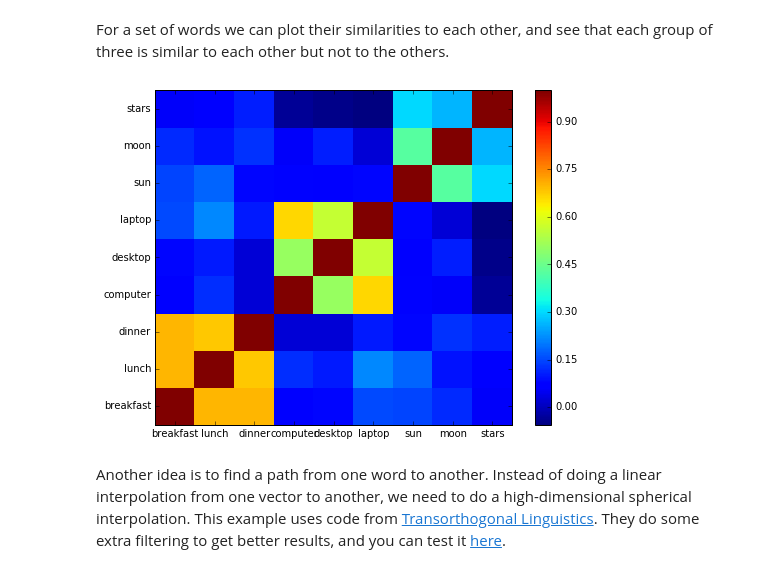
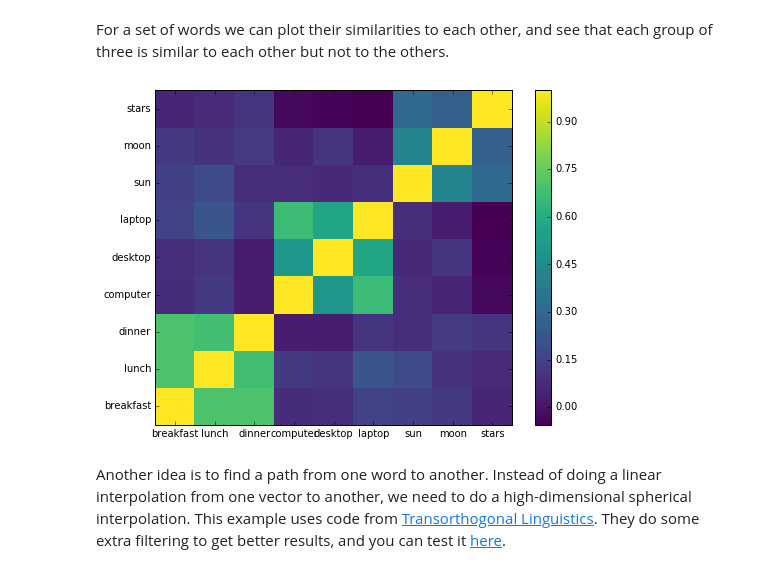
Before and after one commit to kylemcdonald/ml-examples, a Jupyter notebook: workshop/word2vec/word2vec.ipynb, the cells around one changed output. Saved outputs shown, nothing was run; the diff lists cells and outputs as text; code cells hidden in the pictures.

```diff
--- a/workshop/word2vec/word2vec.ipynb
+++ b/workshop/word2vec/word2vec.ipynb
@@ -112,20 +112,20 @@ For a set of words we can plot their similarities to each other, and see that ea
 # %%
 import numpy as np
 
 words = ['breakfast', 'lunch', 'dinner',
         'computer', 'desktop', 'laptop',
         'sun', 'moon', 'stars']
 vectors = [model[word] for word in words]
 similar = [np.dot(vectors, vector) for vector in vectors]
 
 plt.figure(figsize=(8, 6))
-plt.pcolor(np.array(similar))
+plt.pcolor(np.array(similar), cmap='viridis')
 plt.colorbar()
 plt.yticks(0.5 + np.arange(len(words)), words)
 plt.xticks(0.5 + np.arange(len(words)), words)
 plt.show()
 # %% [output]
-[figure, old version]
+[figure, new version]
 # %% [markdown]
 Another idea is to find a path from one word to another. Instead of doing a linear interpolation from one vector to another, we need to do a high-dimensional spherical interpolation. This example uses code from [Transorthogonal Linguistics](https://github.com/thoppe/transorthogonal-linguistics/blob/master/transorthogonal_linguistics/slerp_word_path.py). They do some extra filtering to get better results, and you can test it [here](http://transorthogonal-linguistics.herokuapp.com/TOL/boy/man).
 # %%
```
Also changed, not shown: parts of 9 cells of this notebook, 2 other files.
